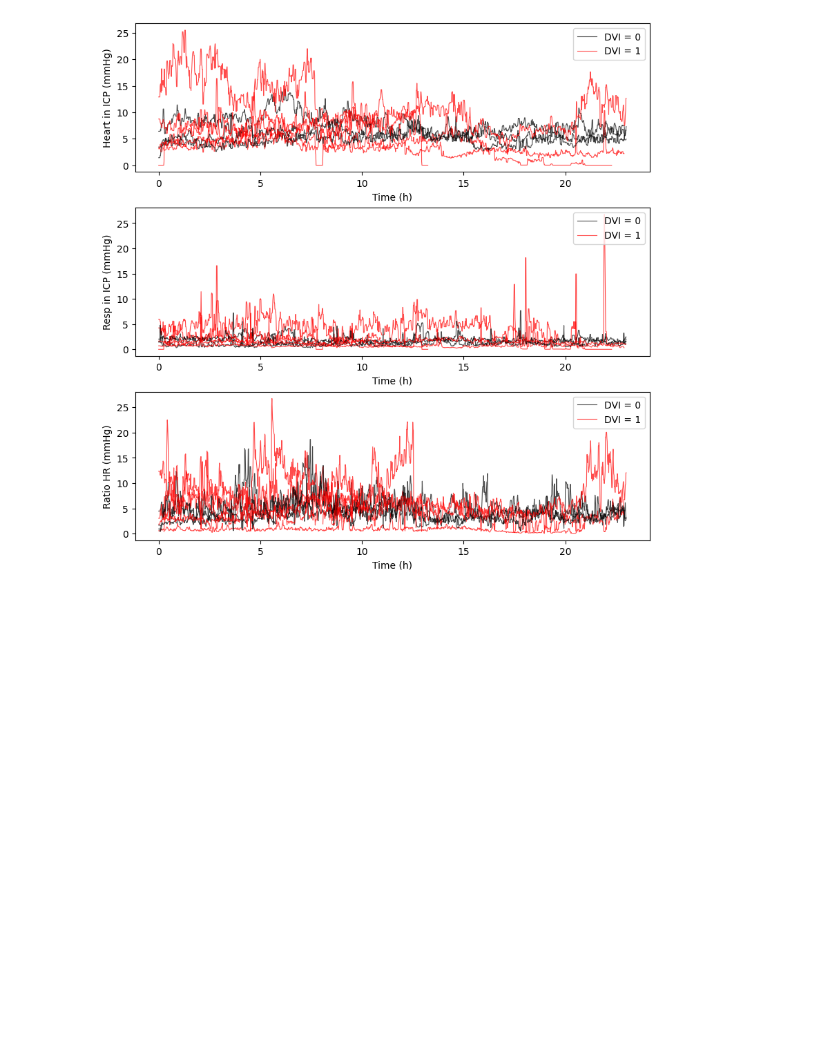
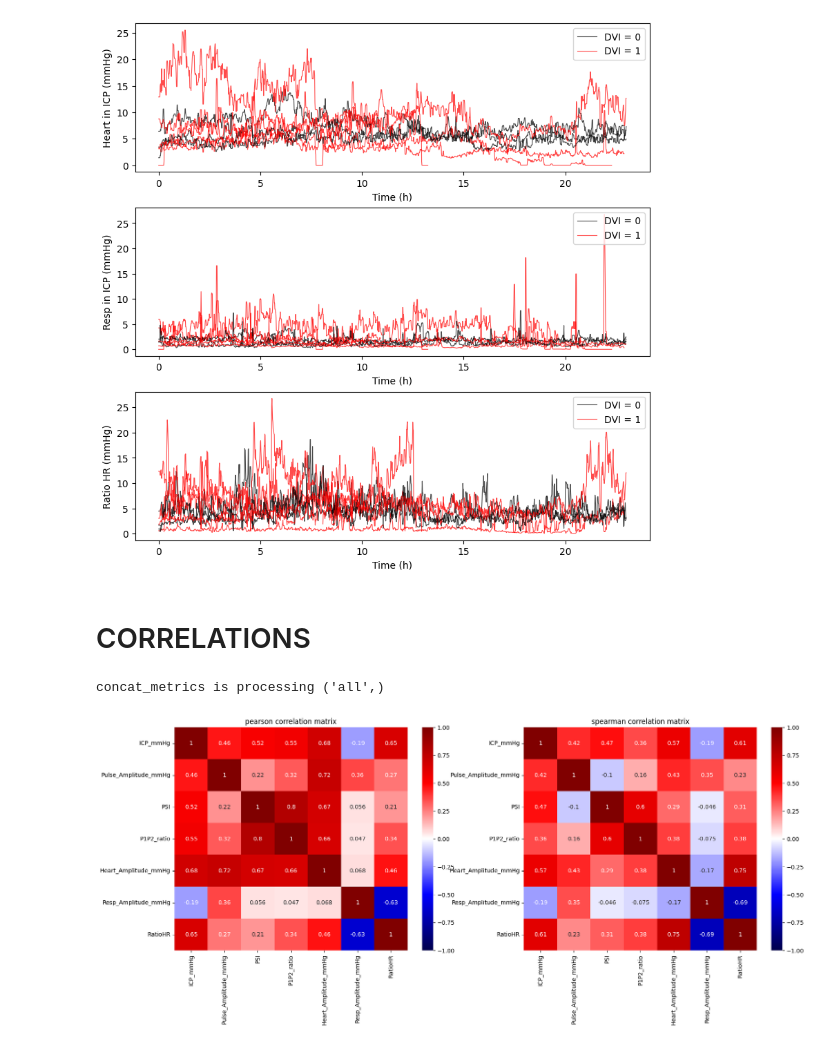
Before and after one commit to ValentinGhibaudo/Scripts_Projet_Clampage_DVE, a Jupyter notebook: valentin_sandbox.ipynb, the cells around one changed output. Drawn from its saved outputs; the diff is of its cells as text; code cells hidden in the pictures; blank space fills up the shorter version.

Commit message:
corr matrix

```diff
--- a/valentin_sandbox.ipynb
+++ b/valentin_sandbox.ipynb
@@ -384,3 +384,19 @@ fig.savefig(base_folder / 'results' / 'time_series' / 'spectral_features.png', d
 plt.show()
 # %% [output]
 [figure]
+# %% [markdown]
+# CORRELATIONS
+# %%
+res = concat_metrics_job.get('all').to_dataframe()
+# %% [output]
+concat_metrics is processing ('all',)
+# %%
+fig, axs = plt.subplots(ncols = 2, figsize = (20,7))
+for c, method in enumerate(['pearson','spearman']):
+    ax = axs[c]
+    sns.heatmap(res[res.columns[res.dtypes != 'object']].iloc[:,4:].corr(method), vmin =-1, vmax = 1, cmap = 'seismic', ax=ax, annot = True)
+    ax.set_title(f'{method} correlation matrix')
+fig.savefig(base_folder / 'results' / 'corr_matrix.png', dpi = 300, bbox_inches = 'tight')
+plt.show()
+# %% [output]
+[figure, added]
```
Also changed, not shown: parts of 1 cell of this notebook.
